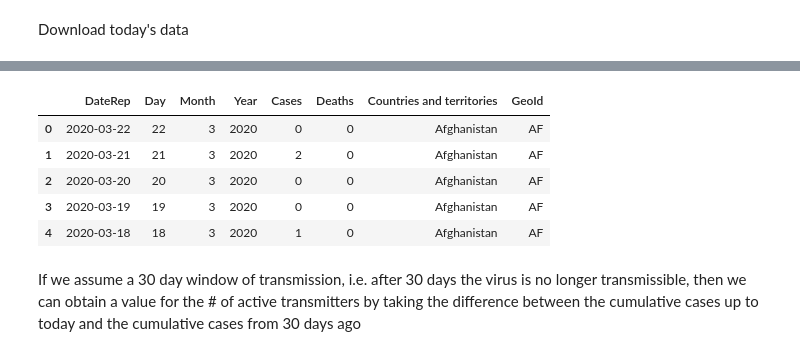
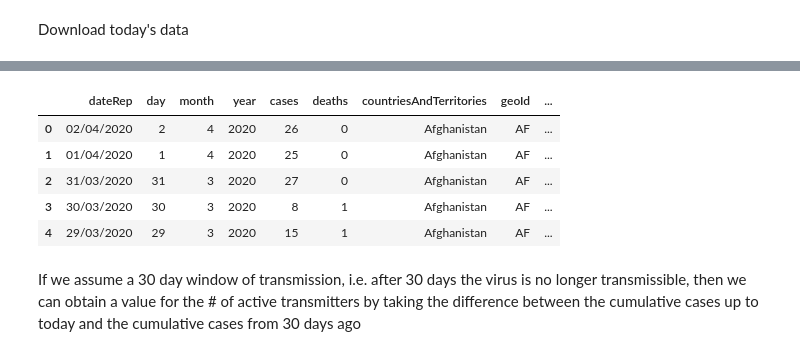
Before and after one commit to Mark-Kramer/covid_analysis, a Jupyter notebook: ActiveTransmitterAnalysis.ipynb, the cells around one changed output, grey strips where cells are left out. Cells and saved outputs as stored; diff of their text form; code cells hidden in the pictures.

```diff
--- a/ActiveTransmitterAnalysis.ipynb
+++ b/ActiveTransmitterAnalysis.ipynb
@@ -28,14 +36,14 @@ COVID-19-geographic 100%[===================>] 233.92K   901KB/s    in 0.3s
 # %%
-data_fname = 'COVID-19-geographic-disbtribution-worldwide-2020-'+"{0:0=2d}".format(today_month)+"-"+"{0:0=2d}".format(today_day)+'.xlsx'
-dat = pd.read_excel(data_fname)
+#data_fname = 'COVID-19-geographic-disbtribution-worldwide-2020-'+"{0:0=2d}".format(today_month)+"-"+"{0:0=2d}".format(today_day)+'.xlsx'
+dat = pd.read_csv('data.csv',encoding='iso-8859-1')
 dat.head()
 # %% [output]
-|  | DateRep | Day | Month | Year | Cases | Deaths | Countries and territories | GeoId |
-| 0 | 2020-03-22 | 22 | 3 | 2020 | 0 | 0 | Afghanistan | AF |
-| 1 | 2020-03-21 | 21 | 3 | 2020 | 2 | 0 | Afghanistan | AF |
-| 2 | 2020-03-20 | 20 | 3 | 2020 | 0 | 0 | Afghanistan | AF |
-| 3 | 2020-03-19 | 19 | 3 | 2020 | 0 | 0 | Afghanistan | AF |
-| 4 | 2020-03-18 | 18 | 3 | 2020 | 1 | 0 | Afghanistan | AF |
+|  | dateRep | day | month | year | cases | deaths | countriesAndTerritories | geoId | ... |
+| 0 | 02/04/2020 | 2 | 4 | 2020 | 26 | 0 | Afghanistan | AF | ... |
+| 1 | 01/04/2020 | 1 | 4 | 2020 | 25 | 0 | Afghanistan | AF | ... |
+| 2 | 31/03/2020 | 31 | 3 | 2020 | 27 | 0 | Afghanistan | AF | ... |
+| 3 | 30/03/2020 | 30 | 3 | 2020 | 8 | 1 | Afghanistan | AF | ... |
+| 4 | 29/03/2020 | 29 | 3 | 2020 | 15 | 1 | Afghanistan | AF | ... |
 # %%
 name_dict = {#'Canada':'Canada',
             'South_Korea':'Republic of Korea',
```
Also changed, not shown: parts of 24 cells of this notebook, 1 other file.
